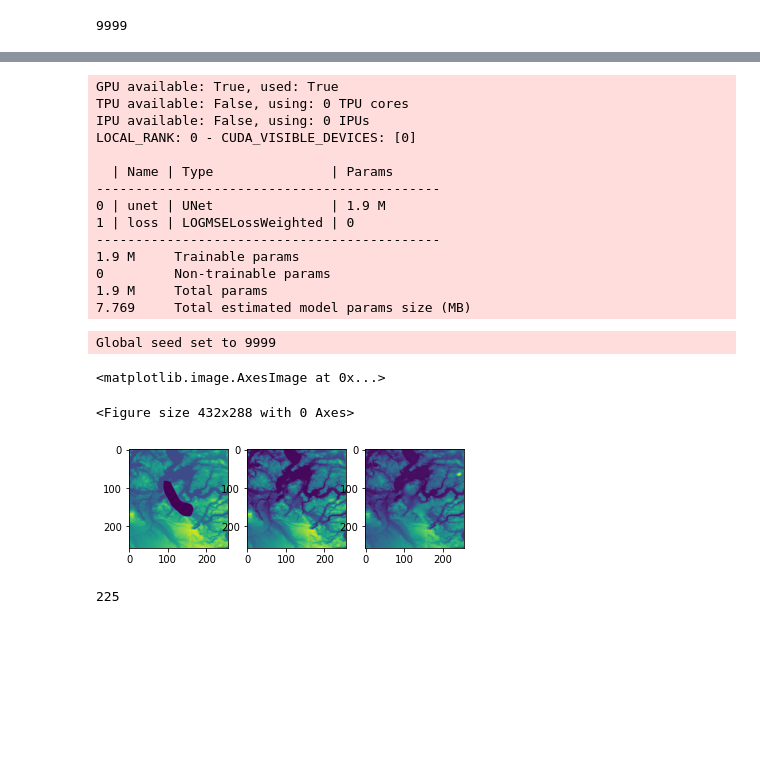
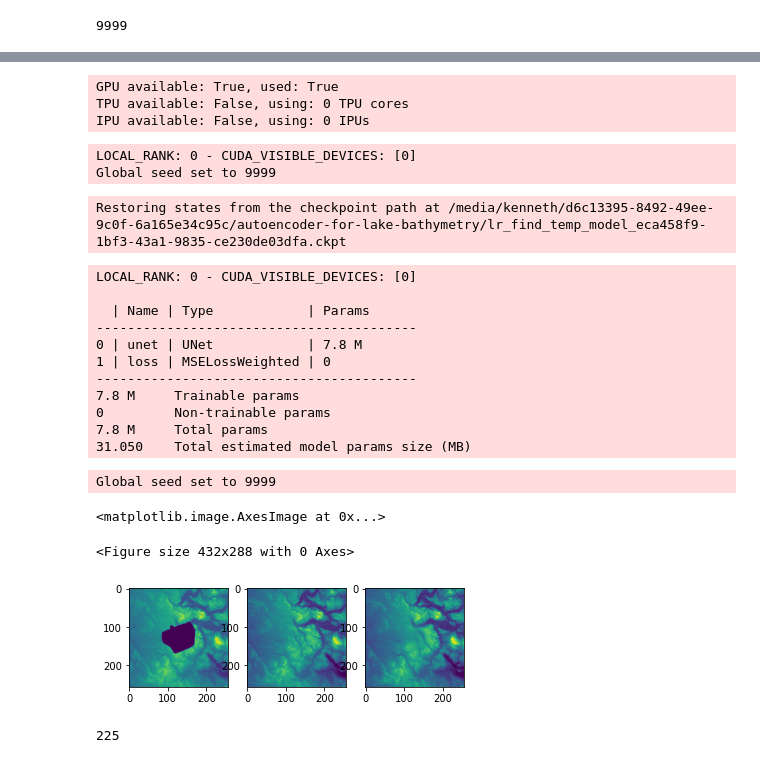
Before and after one commit to KennethTM/autoencoder-for-lake-bathymetry, a Jupyter notebook: dem_autoencoder.ipynb, the cells around one changed output, grey strips where cells are left out. Saved outputs shown, nothing was run; the diff lists cells and outputs as text; code cells hidden in the pictures; blank space fills up the shorter version.

```diff
--- a/dem_autoencoder.ipynb
+++ b/dem_autoencoder.ipynb
@@ -191,28 +193,26 @@ class LOGMSELossWeighted(nn.Module):
         return loss_total
 # %%
 class AutoEncoder(pl.LightningModule):
-    def __init__(self, init_features = 8, loss_type = "mse"): #add "loss" hparam
+    def __init__(self, init_features = 8, lr = 1e-4, log_loss = False):
         super().__init__()
 
         self.save_hyperparameters()
 
-        features = init_features
+        self.lr = lr
 
-        self.unet = UNet(in_channels=1, out_channels=1, init_features=features)
+        self.unet = UNet(in_channels=1, out_channels=1, init_features=init_features)
 
-        if loss_type == "logmse":
+        if log_loss:
             self.loss = LOGMSELossWeighted()
-        elif loss_type == "mse":
+        else:
             self.loss = MSELossWeighted()
-        else:
-            print("WRONG LOSS TYPE")
 
     def forward(self, x):
         x_hat = self.unet(x)
         return x_hat
 
     def configure_optimizers(self):
-        optimizer = torch.optim.Adam(self.parameters(), lr=1e-4)
+        optimizer = torch.optim.Adam(self.parameters(), lr=self.lr)
         return optimizer
 
     def training_step(self, train_batch, batch_idx):
@@ -226,7 +226,7 @@ class AutoEncoder(pl.LightningModule):
         x_in, x_obs, x_mask = val_batch
         x_hat = self.unet(x_in)
         loss = self.loss(x_hat, x_obs, x_mask)
-        mse = ((x_hat - x_obs)**2).mean()
+        mse = F.mse_loss(x_hat, x_obs)
         self.log('val_loss', loss, on_epoch=True),
         self.log('val_mse', mse, on_epoch=True)
 # %%
@@ -250,56 +251,69 @@ model = AutoEncoder(init_features=16, loss_type="logmse")
+# %%
+from pytorch_lightning.callbacks import ModelCheckpoint
+
+checkpoint_callback = ModelCheckpoint(monitor="val_loss") #save last also
+
+trainer = pl.Trainer(gpus=1, max_epochs=200, callbacks=[checkpoint_callback])
+# %% [output]
+GPU available: True, used: True
+TPU available: False, using: 0 TPU cores
+IPU available: False, using: 0 IPUs
+# %%
+#lr finder
+lr_finder = trainer.tuner.lr_find(model, train_loader, val_loader)
+
+fig = lr_finder.plot(suggest=True)
+
+fig.show()
+
+new_lr = lr_finder.suggestion()
+
+model.hparams.lr = new_lr
+# %% [output]
+LOCAL_RANK: 0 - CUDA_VISIBLE_DEVICES: [0]
+Global seed set to 9999
+Restoring states from the checkpoint path at /media/kenneth/d6c13395-8492-49ee-9c0f-6a165e34c95c/autoencoder-for-lake-bathymetry/lr_find_temp_model_eca458f9-1bf3-43a1-9835-ce230de03dfa.ckpt
 # %%
-# training
-#from pytorch_lightning.callbacks.early_stopping import EarlyStopping
-
-# model
-model = AutoEncoder(init_features=16)
-
-trainer = pl.Trainer(gpus=1,
-                     max_epochs=200)
-
 trainer.fit(model, train_loader, val_loader)
 # %% [output]
-GPU available: True, used: True
-TPU available: False, using: 0 TPU cores
-IPU available: False, using: 0 IPUs
 LOCAL_RANK: 0 - CUDA_VISIBLE_DEVICES: [0]
 
-  | Name | Type               | Params
---------------------------------------------
-0 | unet | UNet               | 1.9 M
-1 | loss | LOGMSELossWeighted | 0
---------------------------------------------
-1.9 M     Trainable params
+  | Name | Type            | Params
+-----------------------------------------
+0 | unet | UNet            | 7.8 M
+1 | loss | MSELossWeighted | 0
+-----------------------------------------
+7.8 M     Trainable params
 0         Non-trainable params
-1.9 M     Total params
-7.769     Total estimated model params size (MB)
+7.8 M     Total params
+31.050    Total estimated model params size (MB)
 Global seed set to 9999
 # %%
-model_example = AutoEncoder.load_from_checkpoint("lightning_logs/version_3/checkpoints/epoch=199-step=49999.ckpt")
+model_example = AutoEncoder.load_from_checkpoint("lightning_logs/version_8/checkpoints/epoch=198-step=99499.ckpt")
 # %%
 #plt.rcParams['figure.dpi'] = 100
 
-tmp_in, tmp_target, tmp_mask = valid_dataset[63]
+tmp_in, tmp_target, tmp_mask = valid_dataset[8]
 
 with torch.no_grad():
     tmp_hat_np = model_example(tmp_in.unsqueeze(0))
 
 tmp_in_np = tmp_in.squeeze().numpy()
 tmp_target_np = tmp_target.squeeze().numpy()
 tmp_mask_np = tmp_mask.squeeze().numpy()
 tmp_hat_np = tmp_hat_np.squeeze().numpy()
 
 plt.figure()
 f, axarr = plt.subplots(1,3)
 axarr[0].imshow(tmp_in_np)
 axarr[1].imshow(tmp_target_np)
 axarr[2].imshow(tmp_hat_np)
 #axarr[3].imshow(tmp_target_np * tmp_mask_np)
 #axarr[4].imshow(tmp_hat_np * tmp_mask_np)
 # %% [output]
 <matplotlib.image.AxesImage at 0x...>
 <Figure size 432x288 with 0 Axes>
-[figure, old version]
+[figure, new version]
 # %%
 train_transform = A.Compose([
     #A.ShiftScaleRotate(p=0.25, interpolation=cv2.INTER_NEAREST, border_mode=cv2.BORDER_CONSTANT),
```
Also changed, not shown: parts of 11 cells of this notebook, 1 other file.
